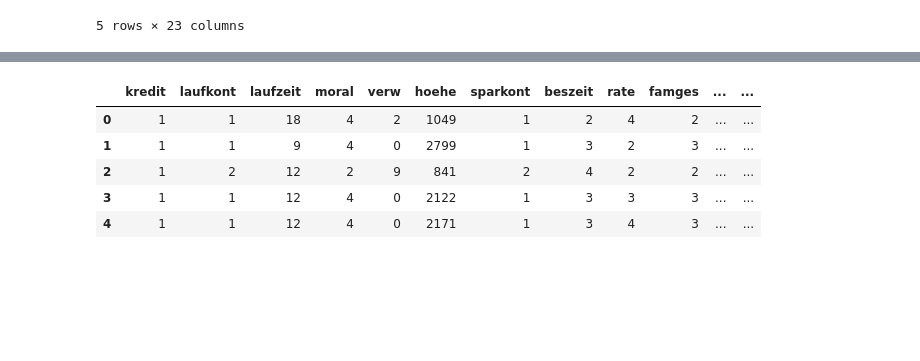
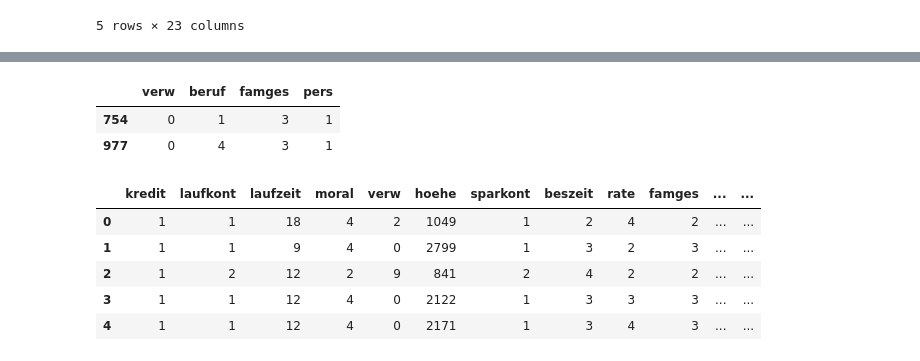
Before and after one commit to satriobhirawa/Kredit-EDA-SudDeutschland, a Jupyter notebook: BA_Credit.ipynb, the cells around one changed output, grey strips where cells are left out. Cells and saved outputs as stored; diff of their text form; code cells hidden in the pictures; blank space fills up the shorter version.

```diff
--- a/BA_Credit.ipynb
+++ b/BA_Credit.ipynb
@@ -1039,3 +1060,9 @@ df.head()
+# %%
+df[(df['zahlung pro monat'] > 2400)][['verw','beruf','famges','pers']]
+# %% [output]
+|  | verw | beruf | famges | pers |
+| 754 | 0 | 1 | 3 | 1 |
+| 977 | 0 | 4 | 3 | 1 |
 # %%
 df_eval = df.copy(deep=True)
 # %%
```
Also changed, not shown: parts of 2 cells of this notebook, 2 other files.
